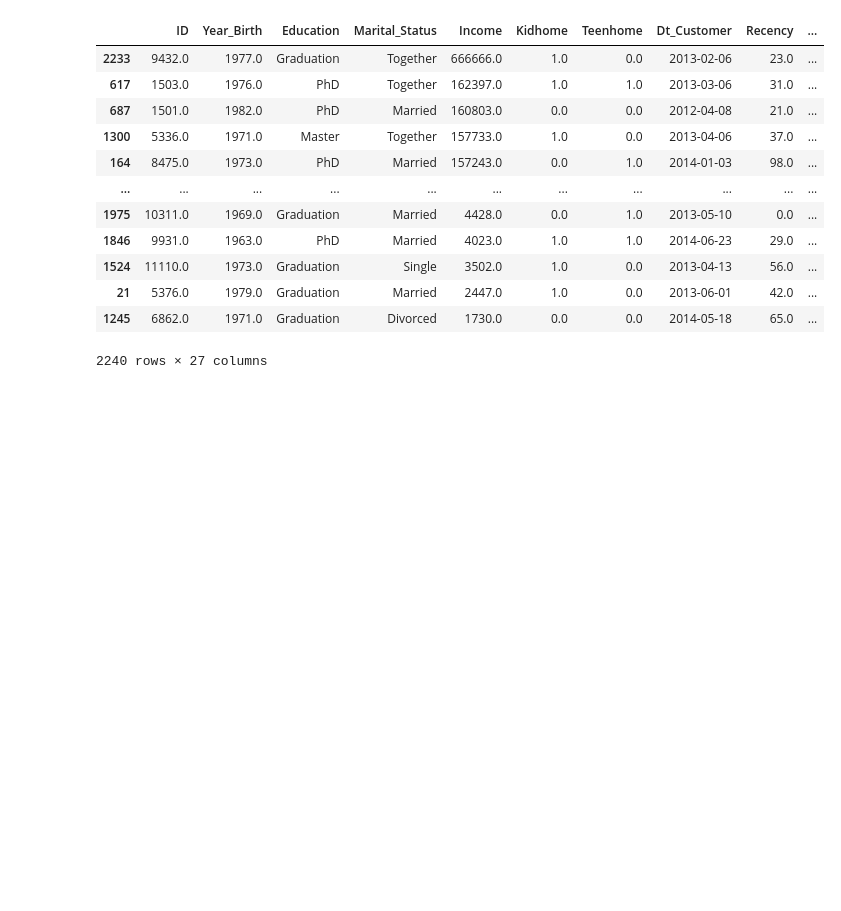
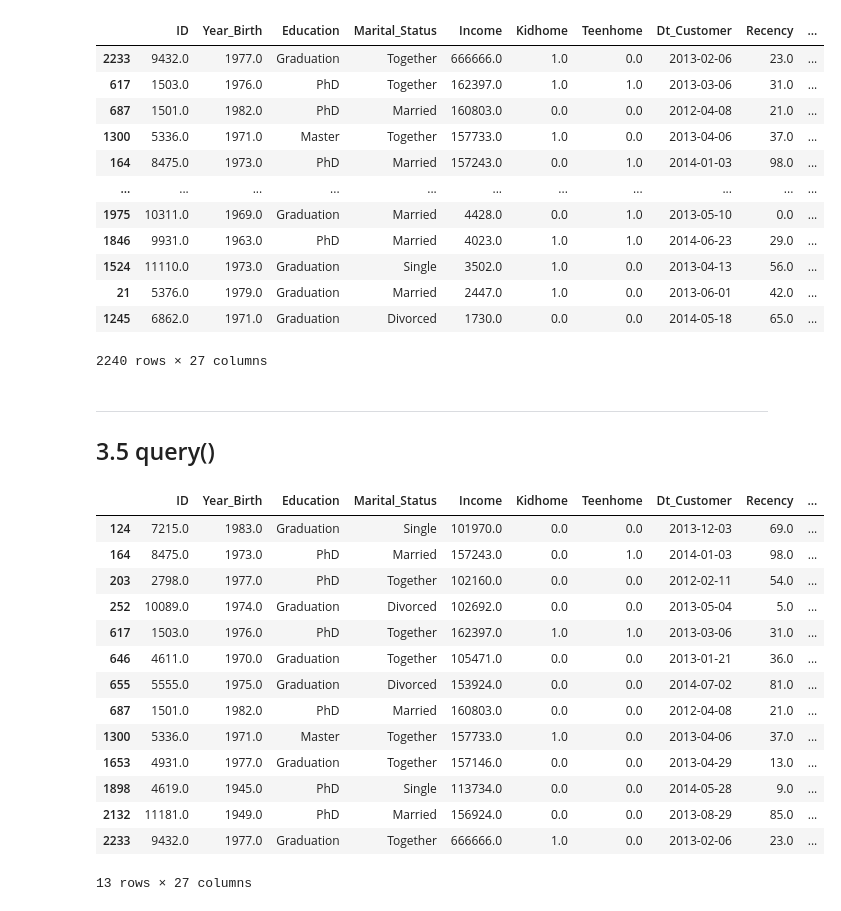
Before and after one commit to DeanChugall/Ai-za-SVE-Pandas_BLOGs, a Jupyter notebook: 20-Pandas-Funkcija/20-PandasFunkcija.ipynb, the cells around one changed output. Saved outputs shown, nothing was run; the diff lists cells and outputs as text; code cells hidden in the pictures; blank space fills up the shorter version.

Commit message:
# Implementirana Pandas funkcija query()

```diff
--- a/20-Pandas-Funkcija/20-PandasFunkcija.ipynb
+++ b/20-Pandas-Funkcija/20-PandasFunkcija.ipynb
@@ -286,3 +286,24 @@ df.sort_values(by='Income', ascending=False)
 | 21 | 5376.0 | 1979.0 | Graduation | Married | 2447.0 | 1.0 | 0.0 | 2013-06-01 | 42.0 | ... |
 | 1245 | 6862.0 | 1971.0 | Graduation | Divorced | 1730.0 | 0.0 | 0.0 | 2014-05-18 | 65.0 | ... |
 2240 rows × 27 columns
+# %% [markdown]
+---
+## 3.5 query()
+# %%
+df.query('Income > 100000')
+# %% [output]
+|  | ID | Year_Birth | Education | Marital_Status | Income | Kidhome | Teenhome | Dt_Customer | Recency | ... |
+| 124 | 7215.0 | 1983.0 | Graduation | Single | 101970.0 | 0.0 | 0.0 | 2013-12-03 | 69.0 | ... |
+| 164 | 8475.0 | 1973.0 | PhD | Married | 157243.0 | 0.0 | 1.0 | 2014-01-03 | 98.0 | ... |
+| 203 | 2798.0 | 1977.0 | PhD | Together | 102160.0 | 0.0 | 0.0 | 2012-02-11 | 54.0 | ... |
+| 252 | 10089.0 | 1974.0 | Graduation | Divorced | 102692.0 | 0.0 | 0.0 | 2013-05-04 | 5.0 | ... |
+| 617 | 1503.0 | 1976.0 | PhD | Together | 162397.0 | 1.0 | 1.0 | 2013-03-06 | 31.0 | ... |
+| 646 | 4611.0 | 1970.0 | Graduation | Together | 105471.0 | 0.0 | 0.0 | 2013-01-21 | 36.0 | ... |
+| 655 | 5555.0 | 1975.0 | Graduation | Divorced | 153924.0 | 0.0 | 0.0 | 2014-07-02 | 81.0 | ... |
+| 687 | 1501.0 | 1982.0 | PhD | Married | 160803.0 | 0.0 | 0.0 | 2012-04-08 | 21.0 | ... |
+| 1300 | 5336.0 | 1971.0 | Master | Together | 157733.0 | 1.0 | 0.0 | 2013-04-06 | 37.0 | ... |
+| 1653 | 4931.0 | 1977.0 | Graduation | Together | 157146.0 | 0.0 | 0.0 | 2013-04-29 | 13.0 | ... |
+| 1898 | 4619.0 | 1945.0 | PhD | Single | 113734.0 | 0.0 | 0.0 | 2014-05-28 | 9.0 | ... |
+| 2132 | 11181.0 | 1949.0 | PhD | Married | 156924.0 | 0.0 | 0.0 | 2013-08-29 | 85.0 | ... |
+| 2233 | 9432.0 | 1977.0 | Graduation | Together | 666666.0 | 1.0 | 0.0 | 2013-02-06 | 23.0 | ... |
+13 rows × 27 columns
```
Also changed, not shown: parts of 1 cell of this notebook.
